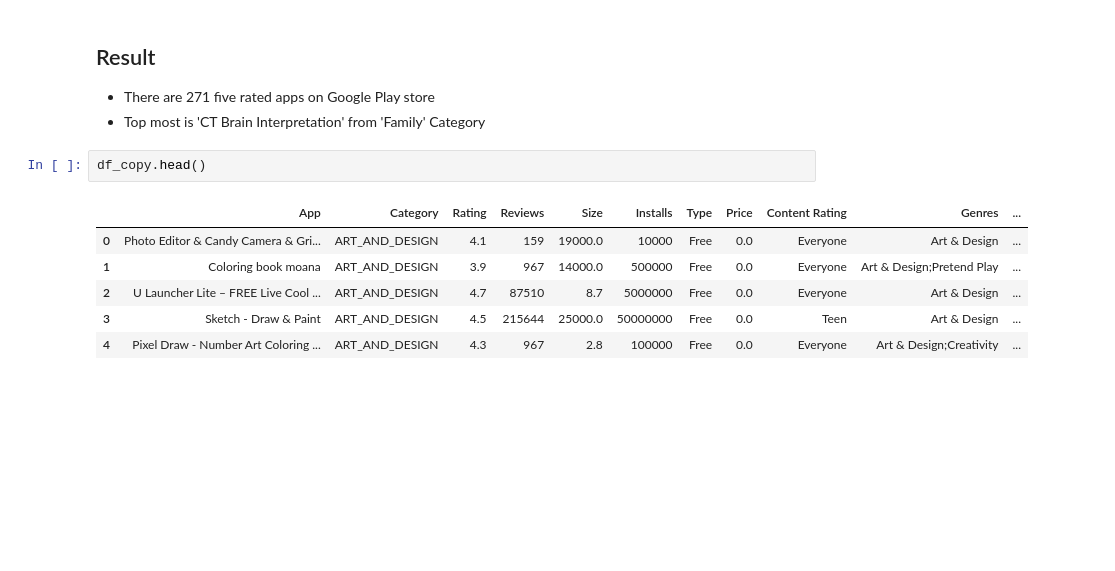
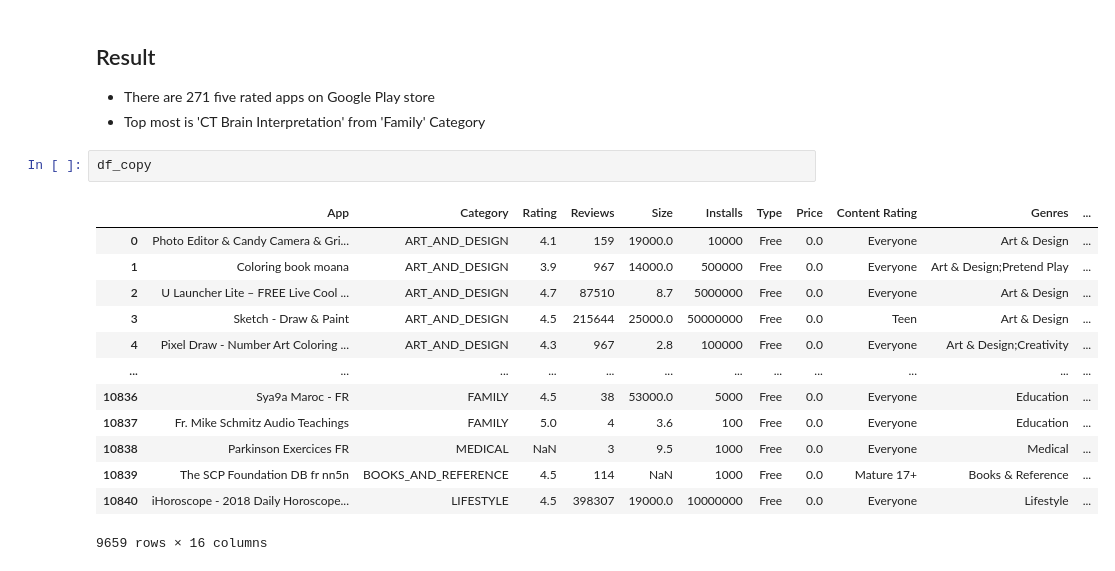
Before and after one commit to Hafizmuhammedk/data-science-essentials, a Jupyter notebook: practice/3.0-EDA+And+FE+Google+Playstore.ipynb, the cells around one changed output. Drawn from its saved outputs; the diff is of its cells as text; blank space fills up the shorter version.

```diff
--- a/practice/3.0-EDA+And+FE+Google+Playstore.ipynb
+++ b/practice/3.0-EDA+And+FE+Google+Playstore.ipynb
@@ -493,11 +493,18 @@ Number of 5 rated apps 271
 - There are 271 five rated apps on Google Play store
 - Top most is 'CT Brain Interpretation' from 'Family' Category
 # %%
-df_copy.head()
+df_copy
 # %% [output]
 |  | App | Category | Rating | Reviews | Size | Installs | Type | Price | Content Rating | Genres | ... |
 | 0 | Photo Editor & Candy Camera & Gri... | ART_AND_DESIGN | 4.1 | 159 | 19000.0 | 10000 | Free | 0.0 | Everyone | Art & Design | ... |
 | 1 | Coloring book moana | ART_AND_DESIGN | 3.9 | 967 | 14000.0 | 500000 | Free | 0.0 | Everyone | Art & Design;Pretend Play | ... |
 | 2 | U Launcher Lite – FREE Live Cool ... | ART_AND_DESIGN | 4.7 | 87510 | 8.7 | 5000000 | Free | 0.0 | Everyone | Art & Design | ... |
 | 3 | Sketch - Draw & Paint | ART_AND_DESIGN | 4.5 | 215644 | 25000.0 | 50000000 | Free | 0.0 | Teen | Art & Design | ... |
 | 4 | Pixel Draw - Number Art Coloring ... | ART_AND_DESIGN | 4.3 | 967 | 2.8 | 100000 | Free | 0.0 | Everyone | Art & Design;Creativity | ... |
+| ... | ... | ... | ... | ... | ... | ... | ... | ... | ... | ... | ... |
+| 10836 | Sya9a Maroc - FR | FAMILY | 4.5 | 38 | 53000.0 | 5000 | Free | 0.0 | Everyone | Education | ... |
+| 10837 | Fr. Mike Schmitz Audio Teachings | FAMILY | 5.0 | 4 | 3.6 | 100 | Free | 0.0 | Everyone | Education | ... |
+| 10838 | Parkinson Exercices FR | MEDICAL | NaN | 3 | 9.5 | 1000 | Free | 0.0 | Everyone | Medical | ... |
+| 10839 | The SCP Foundation DB fr nn5n | BOOKS_AND_REFERENCE | 4.5 | 114 | NaN | 1000 | Free | 0.0 | Mature 17+ | Books & Reference | ... |
+| 10840 | iHoroscope - 2018 Daily Horoscope... | LIFESTYLE | 4.5 | 398307 | 19000.0 | 10000000 | Free | 0.0 | Everyone | Lifestyle | ... |
+9659 rows × 16 columns
```
